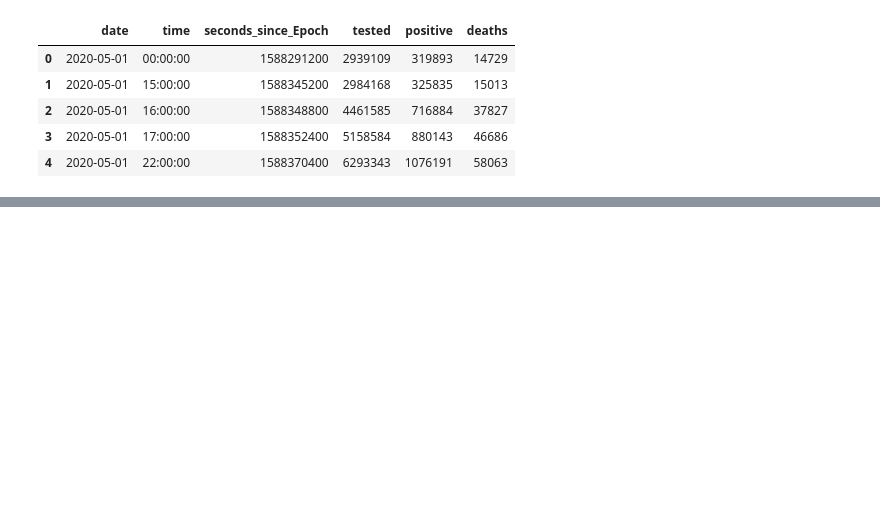
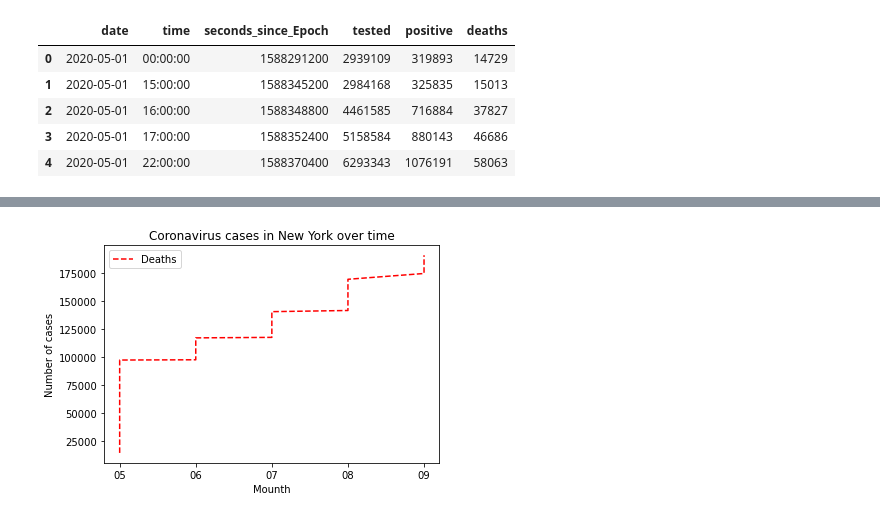
Before and after one commit to cesar3963/Covid-Vs-NYPD-Crime-, a Jupyter notebook: Covid-19 Data.ipynb, the cells around one changed output, grey strips where cells are left out. Cells and saved outputs as stored; diff of their text form; code cells hidden in the pictures; blank space fills up the shorter version.

```diff
--- a/Covid-19 Data.ipynb
+++ b/Covid-19 Data.ipynb
@@ -13,3 +13,6 @@ data_file_df.head()
 | 2 | 2020-05-01 | 16:00:00 | 1588348800 | 4461585 | 716884 | 37827 |
 | 3 | 2020-05-01 | 17:00:00 | 1588352400 | 5158584 | 880143 | 46686 |
 | 4 | 2020-05-01 | 22:00:00 | 1588370400 | 6293343 | 1076191 | 58063 |
+# %%
+data_file_df[["Year",'Mounth','Day']] = data_file_df["date"].str.split("-",expand=True)
+data_file_df.head()
@@ -15,0 +26,3 @@ data_file_df.head()
+# %%
+clean_data_file_df = data_file_df[['Mounth','Day','Year','tested','positive','deaths']]
+clean_data_file_df.head()
@@ -16 +36,23 @@ data_file_df.head()
+# %%
+
+Mounth = clean_data_file_df["Mounth"]
+positive = clean_data_file_df["positive"]
+deaths=clean_data_file_df["deaths"]
+tested= clean_data_file_df["tested"]
+
+#plt.plot(Mounth, positive,"g--", label="Positive")
+plt.plot(Mounth, deaths,"r--", label="Deaths")
+#plt.plot(Mounth, tested,"y--", label="Tested")
+
+
+plt.title("Coronavirus cases in New York over time")
+plt.xlabel("Mounth")
+plt.ylabel("Number of cases")
+plt.yticks()
+plt.legend()
+
+
+plt.show()
+# %% [output]
+[figure, added]
 # %%
```
Also changed, not shown: parts of 4 cells of this notebook, 2 other files.
